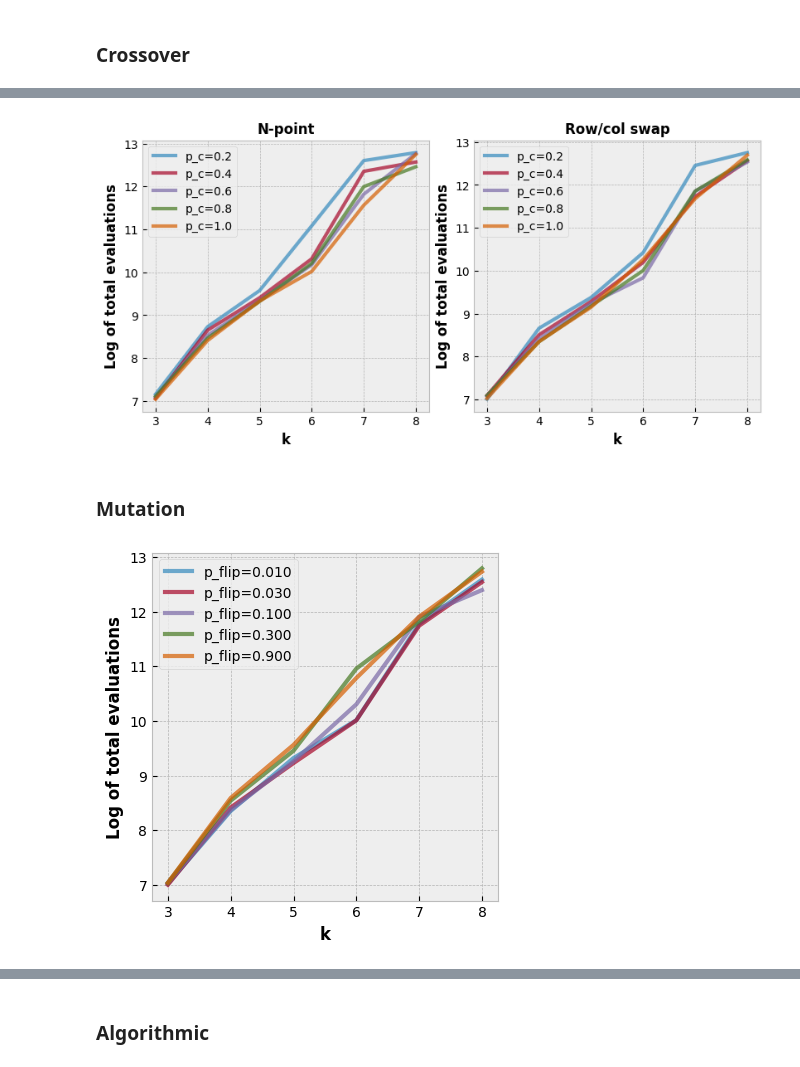
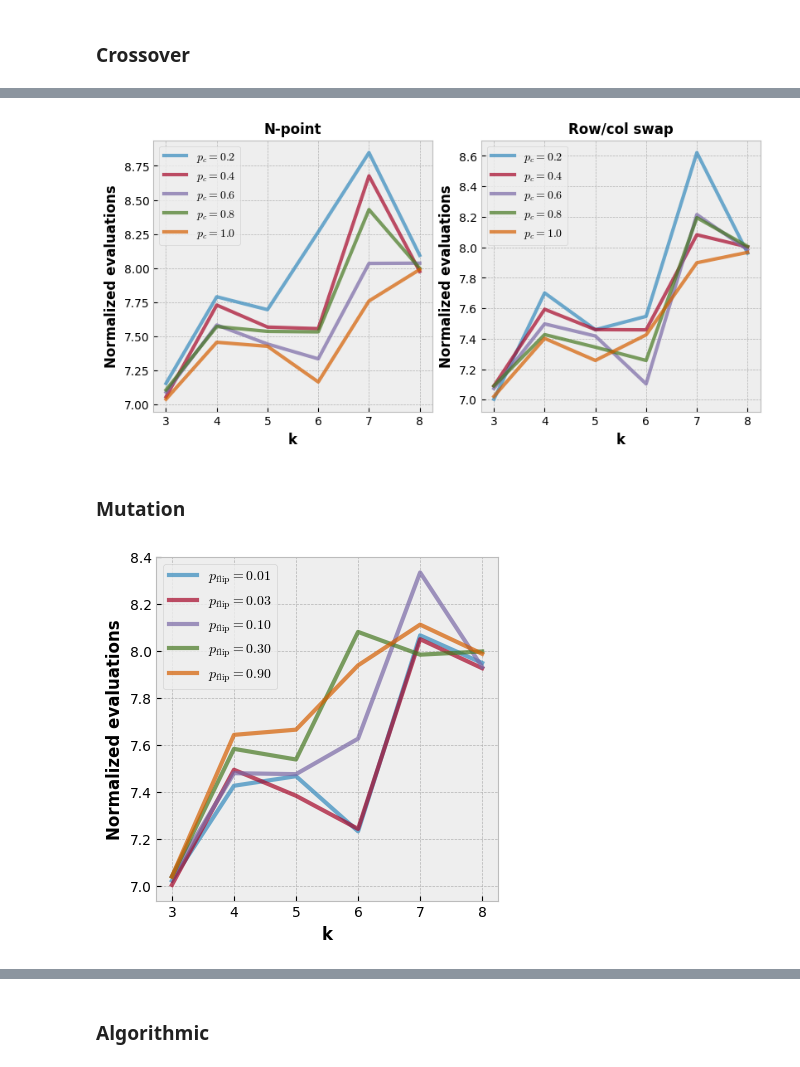
Before and after one commit to mantasu/nat2324, a Jupyter notebook: notebooks/problem2.ipynb, the cells around one changed output, grey strips where cells are left out. Drawn from its saved outputs; the diff is of its cells as text; code cells hidden in the pictures.

```diff
--- a/notebooks/problem2.ipynb
+++ b/notebooks/problem2.ipynb
@@ -45,3 +18,22 @@ solution = ga.run(max_generations=1000, patience=100000, best_score=1, returnabl
+# %%
+def experiment_callback(*args, **kwargs):
+    # Pop the parameters that are specific to Sumplete GA
+    k = kwargs.pop("K", 7)
+    high = kwargs.pop("high", 9)
+    evaluation_type = kwargs.pop("evaluation_type", "row_col")
+
+    # Create the Sumplete problem and set D to be the square of K
+    sumplete = Sumplete(K=k, evaluation_type=evaluation_type, low=1, high=high)
+    kwargs["fitness_fn"] = sumplete
+    kwargs['D'] = k ** 2
+
+    return BinaryGeneticAlgorithm.experiment_callback(*args, **kwargs)
+
+def lognorm(x: np.ndarray, y: np.ndarray):
+    # Log rescaling and slope subtraction
+    y_lin = np.log(y)
+    slopes = (y_lin[-1, :] - y_lin[0, :]) / len(x)
+    return y_lin - slopes[None, :] * np.arange(len(x))[:, None]
 # %%
 # Initialize the sumplete problem with K=7 and evaluation_type="sum"
 sumplete = Sumplete(K=7, evaluation_type="sum", low=1, high=9)
@@ -197,12 +151,17 @@ results = run_optimization_experiment(
 )
 
 # Check the average number of total evaluations
-num_eval = results[('N', 'K')][:, :, 1:2].mean(axis=1)
+num_eval = results[('N', 'K')][:, 0, 1:2].mean(axis=1)
+xticks = [nk[1] for nk in experiment_setup[("N", "K")]]
 
-# Visualize the results on a plot
-visualize_optimization_experiments(
-    xs={"k": [nk[1] for nk in experiment_setup[("N", "K")]]},
-    ys={"Log of total evaluations": np.log(num_eval)},
-    filepath="../experiments/problem2/plots/absolute_k.png",
-)
+# Visualize the results on a bar plot
+plt.bar(xticks, num_eval)
+plt.xticks(xticks)
+plt.yscale("log")
+plt.xlabel("k", fontsize=12, fontweight="bold")
+plt.ylabel("Total evaluations", fontsize=12, fontweight="bold")
+plt.style.use("bmh")
+plt.tight_layout()
+plt.savefig("../experiments/problem2/plots/absolute_k.png", dpi=300)
+plt.show()
 # %% [output]
@@ -357,18 +321,22 @@ results = run_optimization_experiment(
     dirname="../experiments/problem2/runs",
 )
 
+# Normalize the results (compute the log and subtract the slope)
+y_norm1 = lognorm(experiment_setup["K"], results[('K', "p_c", "crossover_type")][:, :, 0, 1])
+y_norm2 = lognorm(experiment_setup["K"], results[('K', "p_c", "crossover_type")][:, :, 1, 1])
+
 # Visualize the results on a plot
 visualize_optimization_experiments(
     xs={"k": experiment_setup["K"]},
-    ys={"N-point": np.log(results[('K', "p_c", "crossover_type")][:, :, 0, 1]),
-        "Row/col swap": np.log(results[('K', "p_c", "crossover_type")][:, :, 1, 1])},
-    curve_labels=[f"p_c={p_c:.1f}" for p_c in experiment_setup["p_c"]],
-    labels="Log of total evaluations",
+    ys={"N-point": y_norm1,
+        "Row/col swap": y_norm2},
+    curve_labels=[f"$p_c={p_c:.1f}$" for p_c in experiment_setup["p_c"]],
+    labels="Normalized evaluations",
     ignore_suffix_y=True,
     filepath="../experiments/problem2/plots/crossover.png",
 )
 # %% [output]
-[figure, old version]
+[figure, new version]
 # %% [markdown]
 ### Mutation
 # %%
@@ -379,36 +347,39 @@ experiment_setup = {
 }
 
 # Setup static params
 default_kwargs = {
     "crossover_type": "row_col_swap",
     "mutation_type": "bit_flip",
     "p_m": 0.2,
     "max_generations": 1000,
     "best_score": 1,
     "returnable": ("score", "num_evaluations"),
     "patience": None,
 }
 
 # Run the experiment based on variable params
 results = run_optimization_experiment(
     experiment_callback,
     experiment_setup,
     default_kwargs,
     num_runs=50,
     is_cartesian_product=True,
     dirname="../experiments/problem2/runs",
 )
 
+# Normalize the results (compute the log and subtract the slope)
+y_norm = lognorm(experiment_setup["K"], results[('K', "p_flip")][:, :, 1])
+
 # Visualize the results on a plot
 visualize_optimization_experiments(
     xs={"k": experiment_setup["K"]},
-    ys={"Log of total evaluations": np.log(results[('K', "p_flip")][:, :, 1])},
-    curve_labels=[f"p_flip={p_flip:.2f}" for p_flip in experiment_setup["p_flip"]],
+    ys={"Normalized evaluations": y_norm},
+    curve_labels=[f"$p_\\text{{flip}}={p_flip:.2f}$" for p_flip in experiment_setup["p_flip"]],
     ignore_suffix_y=True,
     filepath="../experiments/problem2/plots/p_flip.png",
 )
 # %% [output]
-[figure, old version]
+[figure, new version]
 # %%
 # Setup variable params
 experiment_setup = {
```
Also changed, not shown: parts of 12 cells of this notebook, 19 other files.
